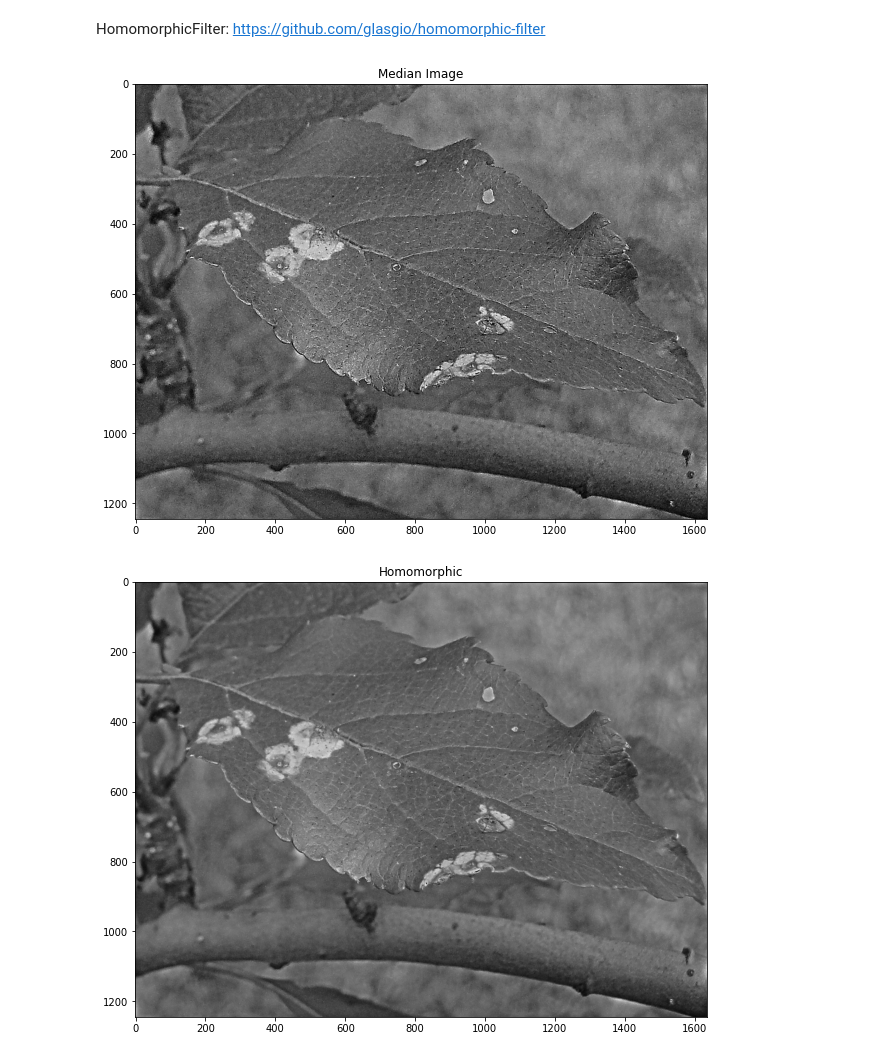
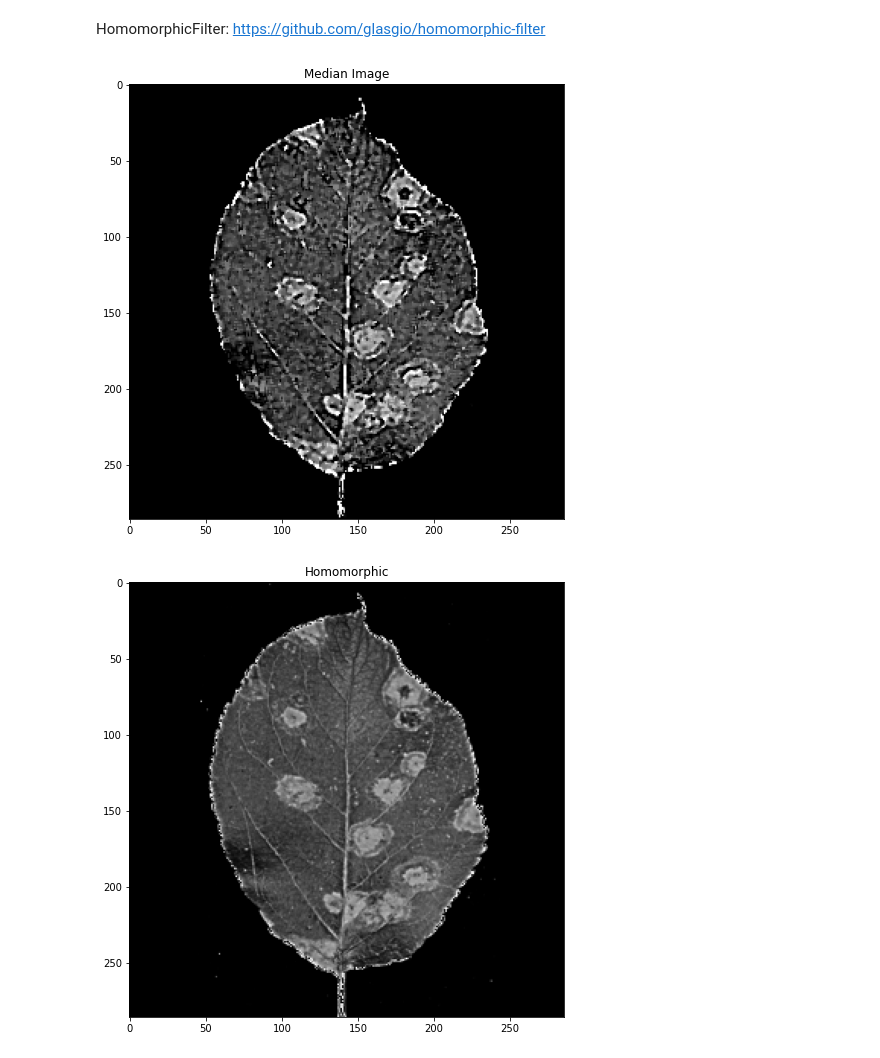
Before and after one commit to yildizyakup/plant-disease-detection, a Jupyter notebook: main.ipynb, the cells around one changed output. Saved outputs shown, nothing was run; the diff lists cells and outputs as text; code cells hidden in the pictures.

```diff
--- a/main.ipynb
+++ b/main.ipynb
@@ -251,8 +186,8 @@ def imshow_components(labels):
 
     return labeled_img
 # %%
-#image_copy = train_images[3].copy()
-image_copy = test_images[0].copy()
+image_copy = train_images[1].copy()
+#image_copy = test_images[0].copy()
 
 laplacian_var = cv.Laplacian(image_copy,cv.CV_64F).var()
 homo_filter = HomomorphicFilter(a = 0.9615, b = 1)
@@ -307,33 +242,33 @@ contours, hierarchy = cv.findContours(image=gradient, mode=cv.RETR_TREE, method=
 cv.drawContours(image=image_copy, contours=contours, contourIdx=-1, color=(0, 255, 0), thickness = 1, lineType=cv.LINE_AA)
 
 plt.figure(figsize = (13,8))
 plt.title("Opened Image")
 plt.imshow(opening,cmap = 'gray')
 plt.show()
 
 plt.figure(figsize = (13,8))
 plt.title("Closed Image")
 plt.imshow(closing,cmap = 'gray')
 plt.show()
 
 plt.figure(figsize = (13,8))
 plt.title("Filling Holes Image")
 plt.imshow(fillingholes,cmap = 'gray')
 plt.show()
 
 plt.figure(figsize = (13,8))
 plt.title("Labeled Image")
-plt.imshow(labeled_image,cmap  ="gray")
+plt.imshow(labeled_image)
 plt.show()
 
 plt.figure(figsize = (13,8))
 plt.title("Gradient Image")
 plt.imshow(gradient,cmap = 'gray')
 plt.show()
 
 plt.figure(figsize = (13,8))
 plt.imshow(image_copy,cmap = "gray")
 plt.show()
 # %% [output]
-[figure, old version]
+[figure, new version]
-[figure, old version]
+[figure, new version]
```
Also changed, not shown: parts of 3 cells of this notebook.
